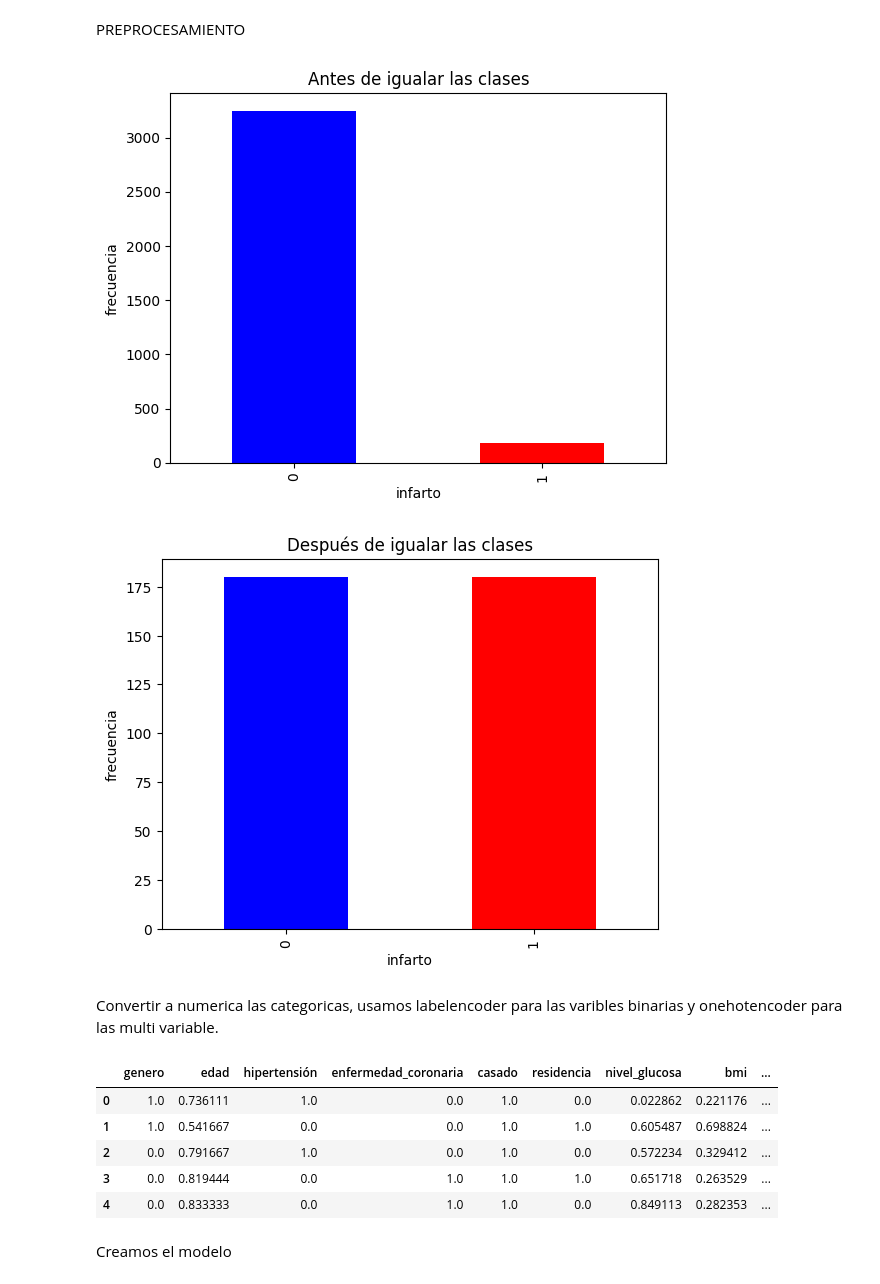
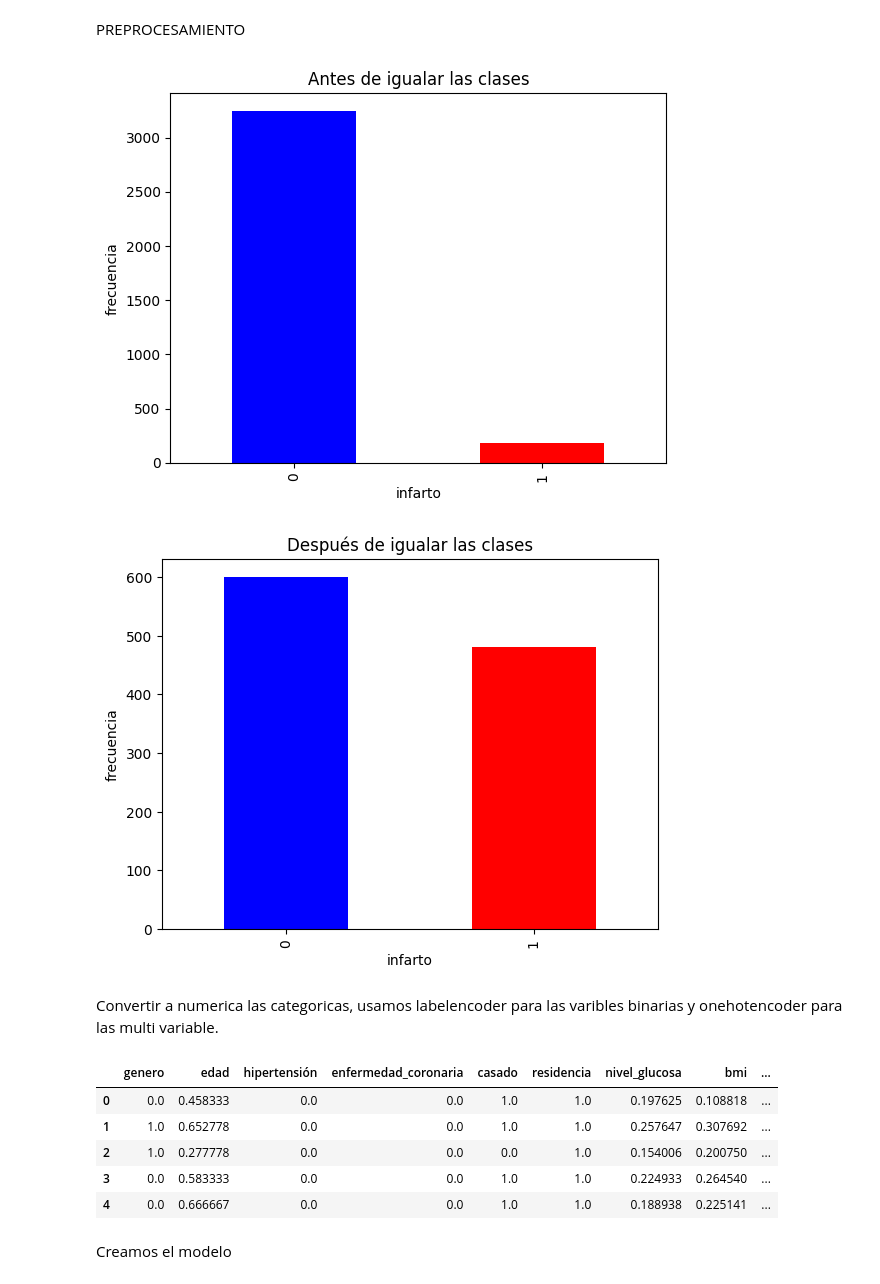
Before and after one commit to jbernal1330/IA2Lab02, a Jupyter notebook: L2P3-MLP_Infarto.ipynb, the cells around one changed output. Drawn from its saved outputs; the diff is of its cells as text; code cells hidden in the pictures.

```diff
--- a/L2P3-MLP_Infarto.ipynb
+++ b/L2P3-MLP_Infarto.ipynb
@@ -54,27 +71,37 @@ PREPROCESAMIENTO
 # %%
 #HISTOGRAMA PARA VER LA DIFERENCIA DE CLASES
 data['infarto'].value_counts().plot(kind='bar', color=['blue', 'red'])
 #añadir las etiquetas
 plt.xlabel('infarto')
 plt.ylabel('frecuencia')
 plt.title('Antes de igualar las clases')
 plt.show()
 
 #igualar la cantidad de datos de cada clase
-#seleccionar los datos de la clase 0 y seleccionar la misma cantidad de datos de la clase 1 para igualar las clases
-data = pd.concat([data[data['infarto'] == 0].sample(n=data['infarto'].value_counts()[1]), data[data['infarto'] == 1]])
-data = data.sample(frac=1)
+rus = RandomUnderSampler(random_state=2, sampling_strategy=0.3)
+data = data.dropna()
+X = data.drop(columns=['infarto'])
+y = data['infarto']
+X_resampled, y_resampled = rus.fit_resample(X, y)
+data = pd.concat([X_resampled, y_resampled], axis=1)
+
+ros = RandomOverSampler(random_state=2, sampling_strategy=0.8)
+X = data.drop(columns=['infarto'])
+y = data['infarto']
+X_resampled, y_resampled = ros.fit_resample(X, y)
+data = pd.concat([X_resampled, y_resampled], axis=1)
+
 
 #mostar el histograma para ver la diferencia de clases
 data['infarto'].value_counts().plot(kind='bar', color=['blue', 'red'])
 #añadir las etiquetas
 plt.title('Después de igualar las clases')
 plt.xlabel('infarto')
 plt.ylabel('frecuencia')
 plt.show()
 # %% [output]
 [figure]
-[figure, old version]
+[figure, new version]
 # %% [markdown]
 Convertir a numerica las categoricas, usamos labelencoder para las varibles binarias y onehotencoder para las multi variable.
 # %%
@@ -103,18 +130,23 @@ multi_categorical_encoded_df.reset_index(drop=True, inplace=True)
 # Concatenar los DataFrames
 data = pd.concat([data.drop(multi_categorical_columns, axis=1), multi_categorical_encoded_df], axis=1)
 
-# Normalizar todas las columnas
-data = (data - data.min()) / (data.max() - data.min())
+# Normalizar todas las columnas con min-max
+for column in data.columns:
+    data[column] = (data[column] - data[column].min()) / (data[column].max() - data[column].min())
+
+
+
+
 
 
 data.head(5)
 # %% [output]
 |  | genero | edad | hipertensión | enfermedad_coronaria | casado | residencia | nivel_glucosa | bmi | ... |
-| 0 | 1.0 | 0.736111 | 1.0 | 0.0 | 1.0 | 0.0 | 0.022862 | 0.221176 | ... |
-| 1 | 1.0 | 0.541667 | 0.0 | 0.0 | 1.0 | 1.0 | 0.605487 | 0.698824 | ... |
-| 2 | 0.0 | 0.791667 | 1.0 | 0.0 | 1.0 | 0.0 | 0.572234 | 0.329412 | ... |
-| 3 | 0.0 | 0.819444 | 0.0 | 1.0 | 1.0 | 1.0 | 0.651718 | 0.263529 | ... |
-| 4 | 0.0 | 0.833333 | 0.0 | 1.0 | 1.0 | 0.0 | 0.849113 | 0.282353 | ... |
+| 0 | 0.0 | 0.458333 | 0.0 | 0.0 | 1.0 | 1.0 | 0.197625 | 0.108818 | ... |
+| 1 | 1.0 | 0.652778 | 0.0 | 0.0 | 1.0 | 1.0 | 0.257647 | 0.307692 | ... |
+| 2 | 1.0 | 0.277778 | 0.0 | 0.0 | 0.0 | 1.0 | 0.154006 | 0.200750 | ... |
+| 3 | 0.0 | 0.583333 | 0.0 | 0.0 | 1.0 | 1.0 | 0.224933 | 0.264540 | ... |
+| 4 | 0.0 | 0.666667 | 0.0 | 0.0 | 1.0 | 1.0 | 0.188938 | 0.225141 | ... |
 # %%
 # Dividir los datos en características y etiqueta
 X = data.drop('infarto', axis=1)
```
Also changed, not shown: parts of 9 cells of this notebook, 1 other file.
